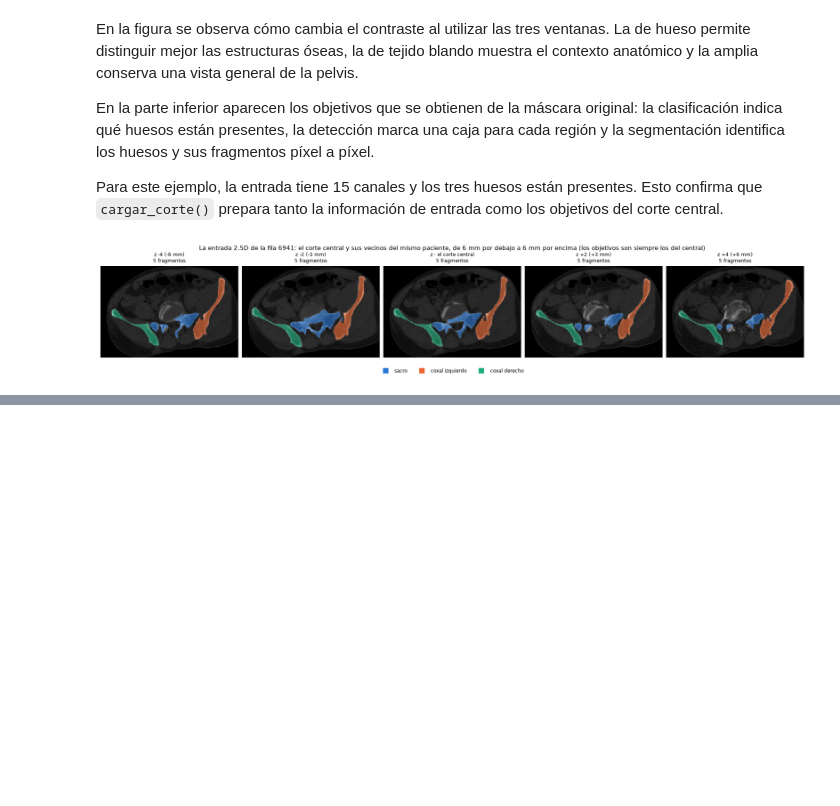
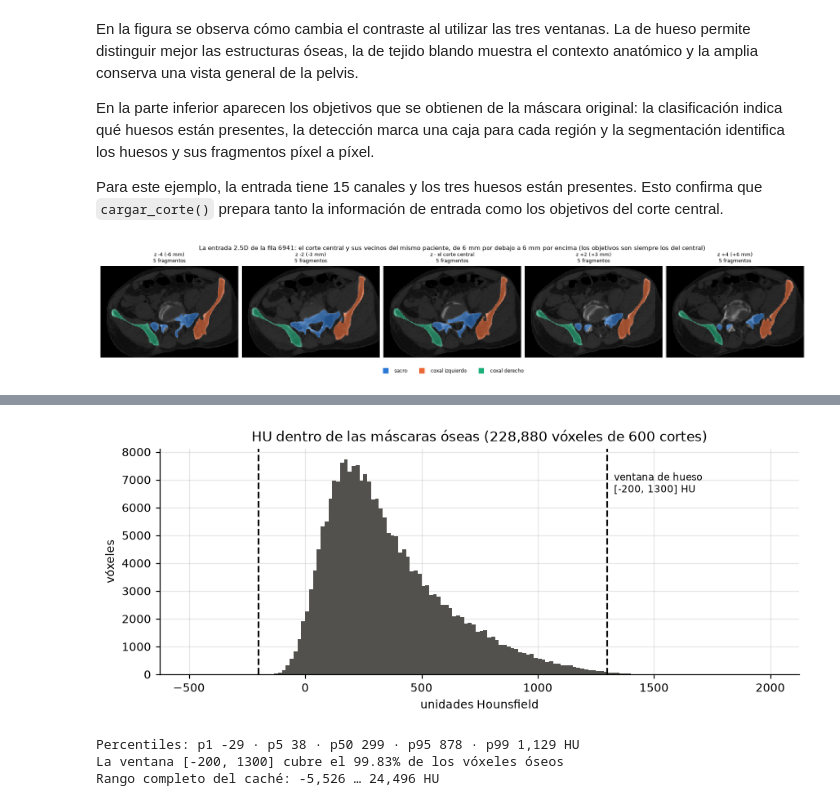
Before and after one commit to MarcAragon/proyecto_pengwin, a Jupyter notebook: Pengwin.ipynb, the cells around one changed output, grey strips where cells are left out. Drawn from its saved outputs; the diff is of its cells as text; code cells hidden in the pictures; blank space fills up the shorter version.

```diff
--- a/Pengwin.ipynb
+++ b/Pengwin.ipynb
@@ -903,0 +1043,31 @@ plt.show()
+# %%
+rng = np.random.default_rng(42)
+filas_muestra = np.sort(rng.choice(ch.row.to_numpy(), size=600, replace=False))
+valores = []
+for f in filas_muestra:
+    v = np.asarray(hu_cache[f])[np.asarray(lab_cache[f]) > 0]
+    valores.append(rng.choice(v, size=min(400, v.size), replace=False))
+hu_hueso = np.concatenate(valores)
+
+lo, hi = VENTANAS[0]
+cobertura = float(((hu_hueso >= lo) & (hu_hueso <= hi)).mean())
+p = np.percentile(hu_hueso, [1, 5, 50, 95, 99])
+
+fig, ax = plt.subplots(figsize=(8, 3.4))
+ax.hist(hu_hueso, bins=150, range=(-500, 2000), color=NEUTRO)
+for lim in (lo, hi):
+    ax.axvline(lim, color=TINTA, ls="--", lw=1.4)
+ax.text(hi, ax.get_ylim()[1] * 0.9, f"  ventana de hueso\n  [{lo}, {hi}] HU", fontsize=8, va="top")
+ax.set(title=f"HU dentro de las máscaras óseas ({len(hu_hueso):,} vóxeles de {len(filas_muestra)} cortes)",
+       xlabel="unidades Hounsfield", ylabel="vóxeles")
+fig.tight_layout()
+plt.show()
+
+print("Percentiles: " + " · ".join(f"p{q} {v:,.0f}" for q, v in zip((1, 5, 50, 95, 99), p)) + " HU")
+print(f"La ventana [{lo}, {hi}] cubre el {cobertura:.2%} de los vóxeles óseos")
+print(f"Rango completo del caché: {int(hu_cache.min()):,} … {int(hu_cache.max()):,} HU")
+# %% [output]
+[figure, added]
+Percentiles: p1 -29 · p5 38 · p50 299 · p95 878 · p99 1,129 HU
+La ventana [-200, 1300] cubre el 99.83% de los vóxeles óseos
+Rango completo del caché: -5,526 … 24,496 HU
```
Also changed, not shown: parts of 39 cells of this notebook.
